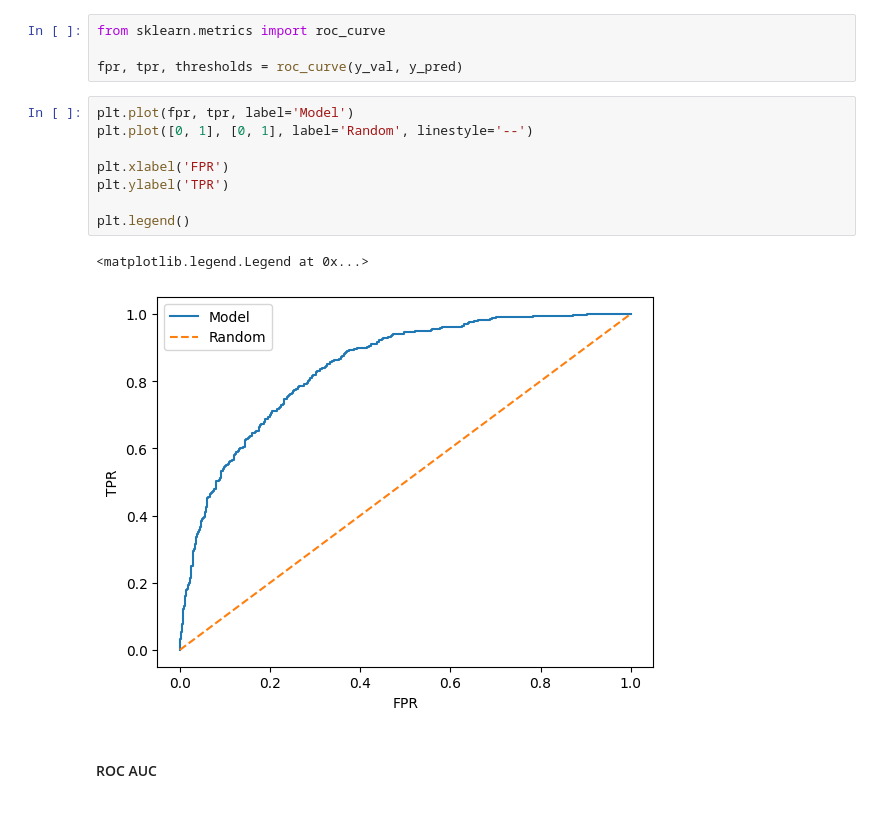
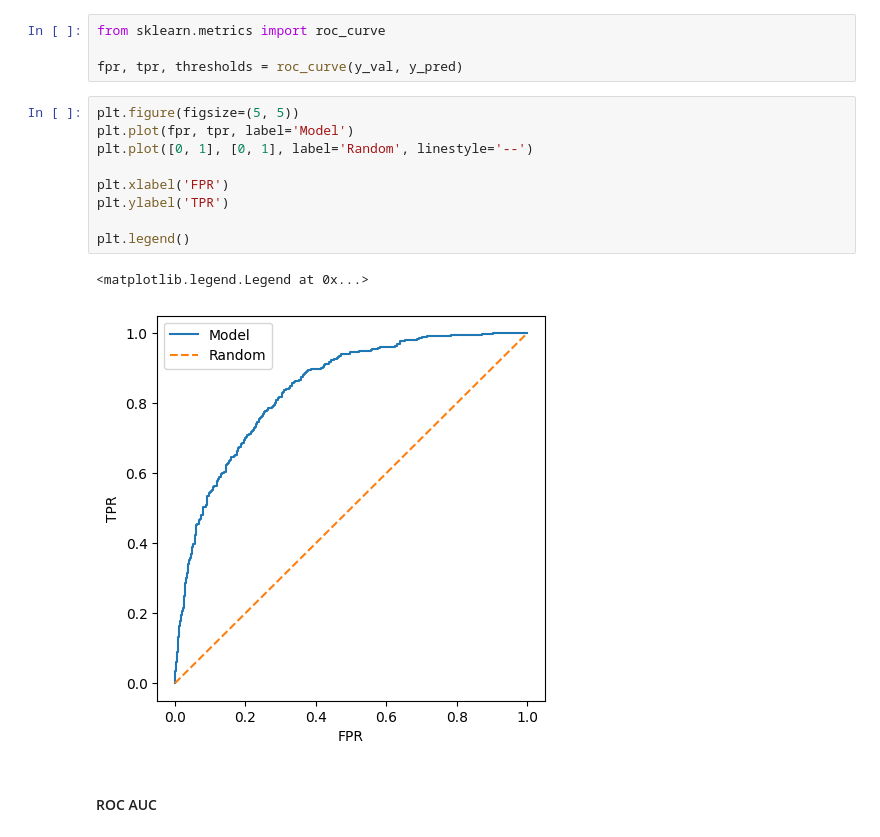
Before and after one commit to Jaykold/mlzoomcamp, a Jupyter notebook: notebooks/ML_zoomcamp_wk4.ipynb, the cells around one changed output. Cells and saved outputs as stored; diff of their text form.

```diff
--- a/notebooks/ML_zoomcamp_wk4.ipynb
+++ b/notebooks/ML_zoomcamp_wk4.ipynb
@@ -338,16 +338,17 @@ from sklearn.metrics import roc_curve
 
 fpr, tpr, thresholds = roc_curve(y_val, y_pred)
 # %%
+plt.figure(figsize=(5, 5))
 plt.plot(fpr, tpr, label='Model')
 plt.plot([0, 1], [0, 1], label='Random', linestyle='--')
 
 plt.xlabel('FPR')
 plt.ylabel('TPR')
 
 plt.legend()
 # %% [output]
 <matplotlib.legend.Legend at 0x...>
-[figure, old version]
+[figure, new version]
 # %% [markdown]
 #### ROC AUC
 # %%
```
Also changed, not shown: parts of 19 cells of this notebook, 1 other file.
